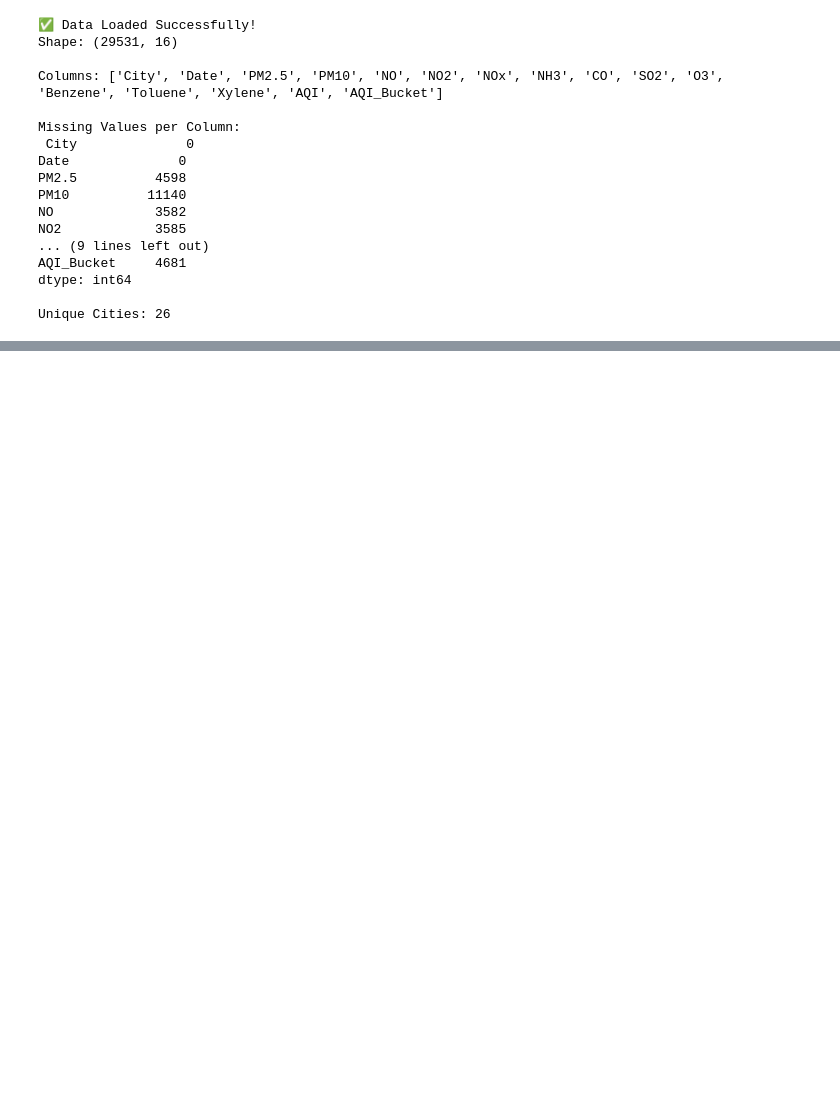
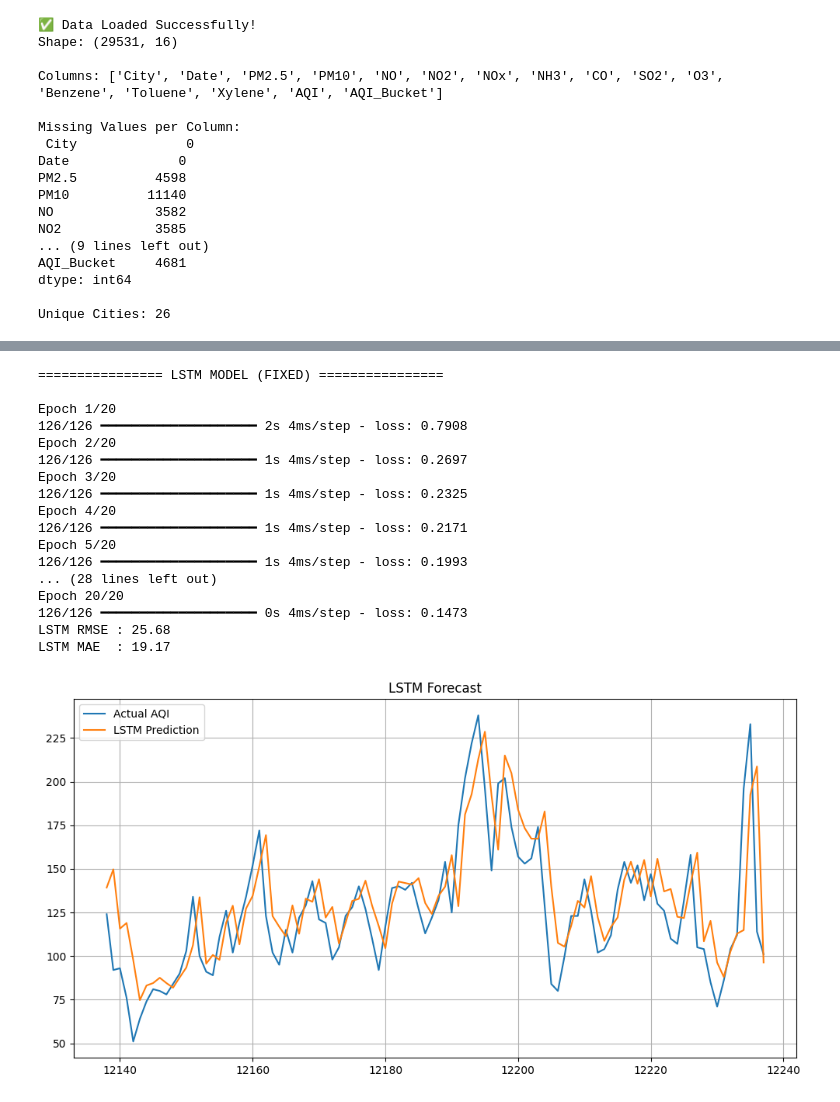
Before and after one commit to cherukRahul/final-project-AIR-QUALITY-FORECASTING-, a Jupyter notebook: Rahul_final_code.ipynb, the cells around one changed output, grey strips where cells are left out. Drawn from its saved outputs; the diff is of its cells as text; code cells hidden in the pictures; blank space fills up the shorter version.

```diff
--- a/Rahul_final_code.ipynb
+++ b/Rahul_final_code.ipynb
@@ -304,37 +352,56 @@ lstm_model = Sequential([
 ])
 
 lstm_model.compile(optimizer="adam", loss="mse")
-lstm_model.fit(generator, epochs=10, verbose=1)
+lstm_model.fit(generator, epochs=20, verbose=1)
 
 # ---- Forecast last 100 steps ---- #
 lstm_preds = []
 test_scaled = scaled_aqi[-(100 + seq_len):]
 
 for i in range(100):
     sample = test_scaled[i:i+seq_len].reshape(1, seq_len, 1)
     pred = lstm_model.predict(sample, verbose=0)
     lstm_preds.append(pred[0][0])
 
 # Inverse transform predictions
 lstm_preds = scaler.inverse_transform(np.array(lstm_preds).reshape(-1, 1))
 
 # True values (numeric only)
 true_values = city_df["AQI"].iloc[-100:].values
 
 # Metrics
 rmse_lstm = np.sqrt(mean_squared_error(true_values, lstm_preds))
 mae_lstm  = mean_absolute_error(true_values, lstm_preds)
 
 print(f"LSTM RMSE : {rmse_lstm:.2f}")
 print(f"LSTM MAE  : {mae_lstm:.2f}")
 
 plt.figure(figsize=(12,6))
 plt.plot(test.index, test["AQI"], label="Actual AQI")
 plt.plot(test.index, lstm_preds, label="LSTM Prediction")
 plt.legend()
 plt.title("LSTM Forecast")
 plt.grid()
 plt.show()
+# %% [output]
+================ LSTM MODEL (FIXED) ================
+
+Epoch 1/20
+126/126 ━━━━━━━━━━━━━━━━━━━━ 2s 4ms/step - loss: 0.7908
+Epoch 2/20
+126/126 ━━━━━━━━━━━━━━━━━━━━ 1s 4ms/step - loss: 0.2697
+Epoch 3/20
+126/126 ━━━━━━━━━━━━━━━━━━━━ 1s 4ms/step - loss: 0.2325
+Epoch 4/20
+126/126 ━━━━━━━━━━━━━━━━━━━━ 1s 4ms/step - loss: 0.2171
+Epoch 5/20
+126/126 ━━━━━━━━━━━━━━━━━━━━ 1s 4ms/step - loss: 0.1993
+... (28 lines left out)
+Epoch 20/20
+126/126 ━━━━━━━━━━━━━━━━━━━━ 0s 4ms/step - loss: 0.1473
+LSTM RMSE : 25.68
+LSTM MAE  : 19.17
+[figure, added]
 # %%
 
 # =====================================================================
```
Also changed, not shown: parts of 15 cells of this notebook.
